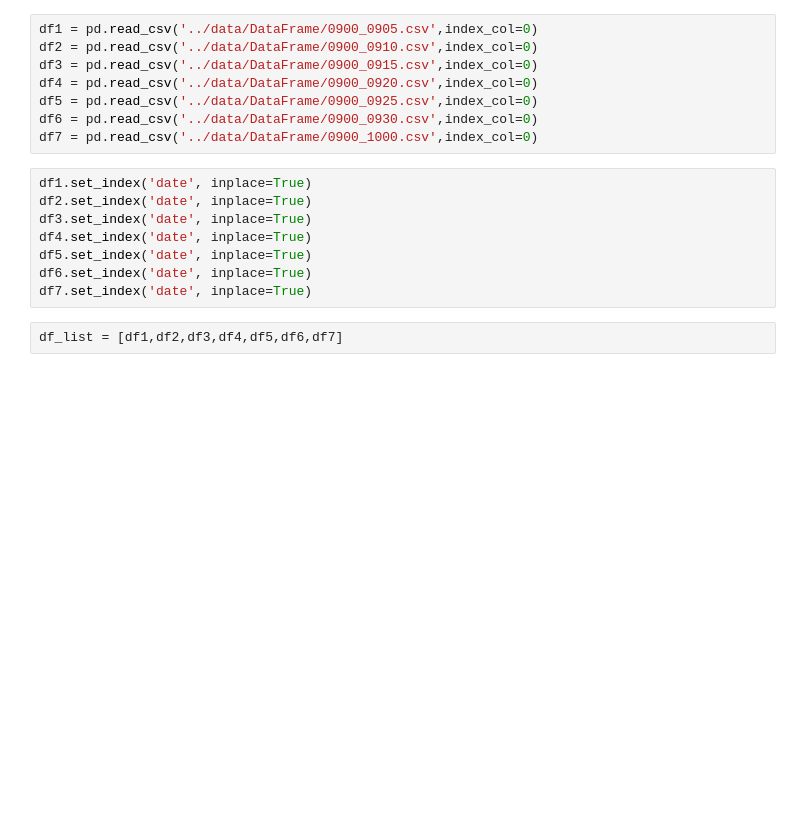
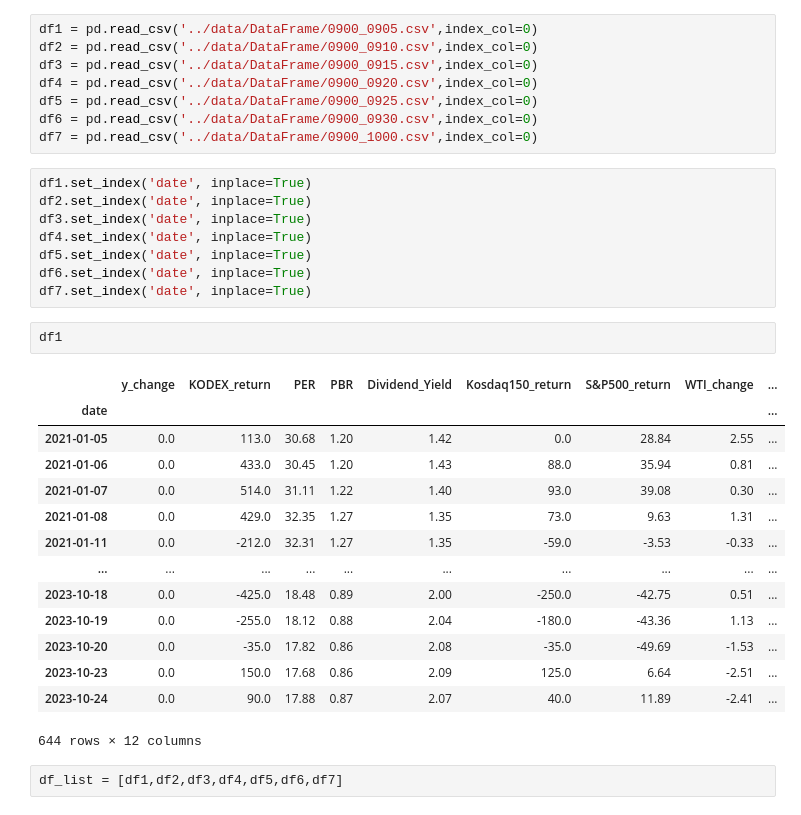
Before and after one commit to gogiri/Viking_Project, a Jupyter notebook: 프로젝트1/data_processing/corr.ipynb, the cells around one changed output. Drawn from its saved outputs; the diff is of its cells as text; blank space fills up the shorter version.

```diff
--- a/프로젝트1/data_processing/corr.ipynb
+++ b/프로젝트1/data_processing/corr.ipynb
@@ -19,6 +19,23 @@ df4.set_index('date', inplace=True)
 df5.set_index('date', inplace=True)
 df6.set_index('date', inplace=True)
 df7.set_index('date', inplace=True)
+# %%
+df1
+# %% [output]
+|  | y_change | KODEX_return | PER | PBR | Dividend_Yield | Kosdaq150_return | S&P500_return | WTI_change | ... |
+| date |  |  |  |  |  |  |  |  | ... |
+| 2021-01-05 | 0.0 | 113.0 | 30.68 | 1.20 | 1.42 | 0.0 | 28.84 | 2.55 | ... |
+| 2021-01-06 | 0.0 | 433.0 | 30.45 | 1.20 | 1.43 | 88.0 | 35.94 | 0.81 | ... |
+| 2021-01-07 | 0.0 | 514.0 | 31.11 | 1.22 | 1.40 | 93.0 | 39.08 | 0.30 | ... |
+| 2021-01-08 | 0.0 | 429.0 | 32.35 | 1.27 | 1.35 | 73.0 | 9.63 | 1.31 | ... |
+| 2021-01-11 | 0.0 | -212.0 | 32.31 | 1.27 | 1.35 | -59.0 | -3.53 | -0.33 | ... |
+| ... | ... | ... | ... | ... | ... | ... | ... | ... | ... |
+| 2023-10-18 | 0.0 | -425.0 | 18.48 | 0.89 | 2.00 | -250.0 | -42.75 | 0.51 | ... |
+| 2023-10-19 | 0.0 | -255.0 | 18.12 | 0.88 | 2.04 | -180.0 | -43.36 | 1.13 | ... |
+| 2023-10-20 | 0.0 | -35.0 | 17.82 | 0.86 | 2.08 | -35.0 | -49.69 | -1.53 | ... |
+| 2023-10-23 | 0.0 | 150.0 | 17.68 | 0.86 | 2.09 | 125.0 | 6.64 | -2.51 | ... |
+| 2023-10-24 | 0.0 | 90.0 | 17.88 | 0.87 | 2.07 | 40.0 | 11.89 | -2.41 | ... |
+644 rows × 12 columns
 # %%
 df_list = [df1,df2,df3,df4,df5,df6,df7]
 # %%
```
